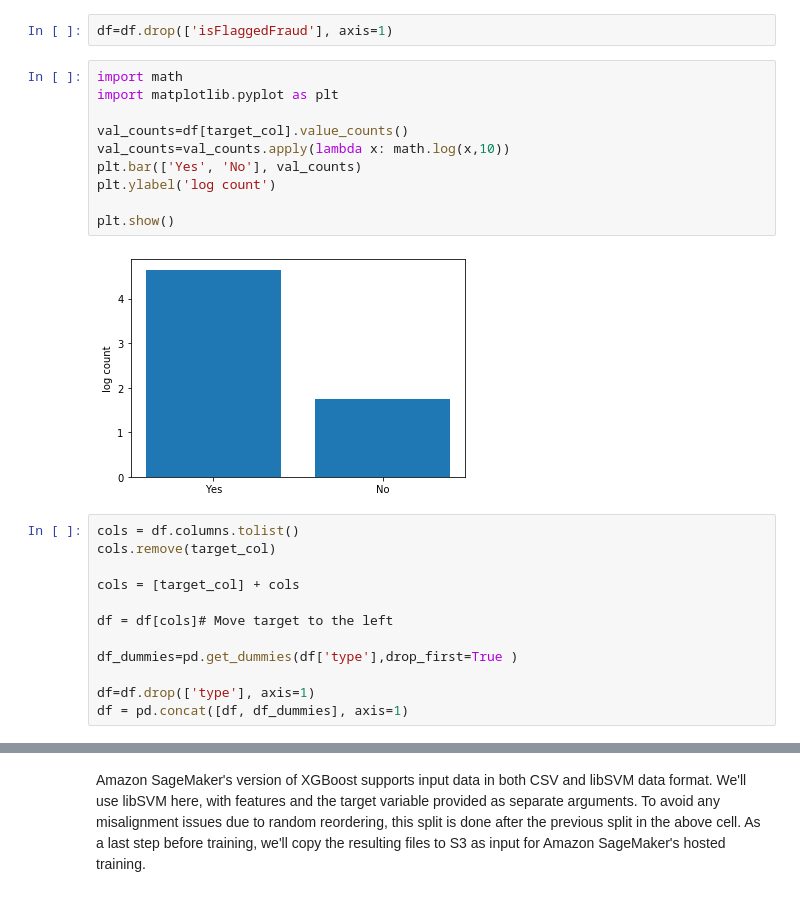
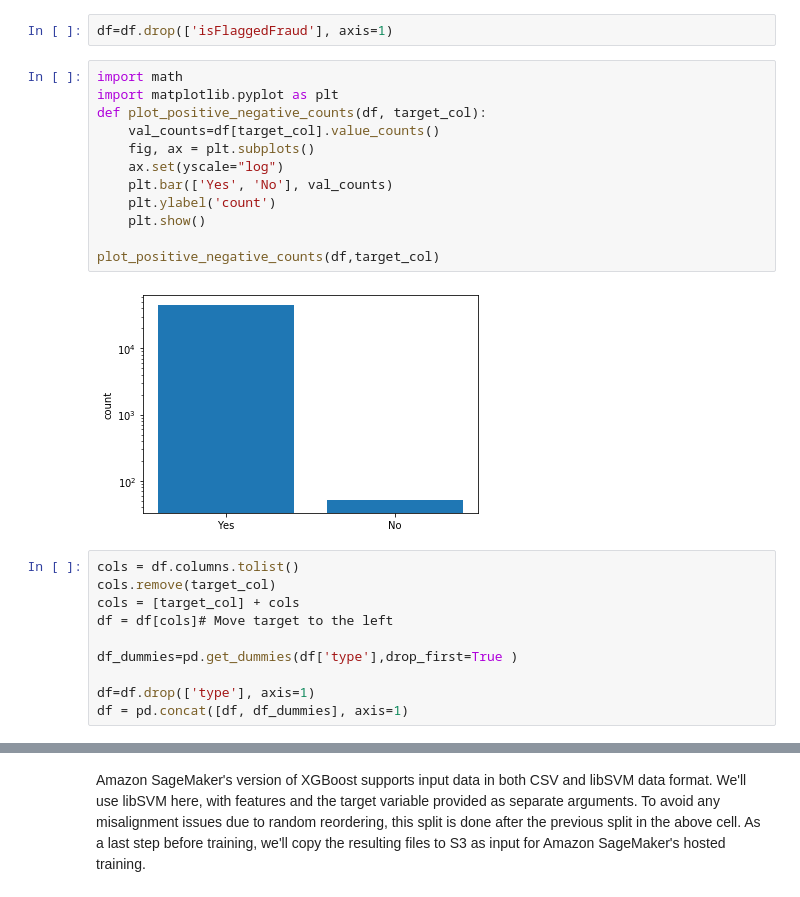
Before and after one commit to JoshuaFox/fraud-detect-blackbelt, a Jupyter notebook: frauddetection.ipynb, the cells around one changed output, grey strips where cells are left out. Saved outputs shown, nothing was run; the diff lists cells and outputs as text.

```diff
--- a/frauddetection.ipynb
+++ b/frauddetection.ipynb
@@ -86,21 +84,21 @@ df=df.drop(['isFlaggedFraud'], axis=1)
 # %%
 import math
 import matplotlib.pyplot as plt
+def plot_positive_negative_counts(df, target_col):
+    val_counts=df[target_col].value_counts()
+    fig, ax = plt.subplots()
+    ax.set(yscale="log")
+    plt.bar(['Yes', 'No'], val_counts)
+    plt.ylabel('count')
+    plt.show()
 
-val_counts=df[target_col].value_counts()
-val_counts=val_counts.apply(lambda x: math.log(x,10))
-plt.bar(['Yes', 'No'], val_counts)
-plt.ylabel('log count')
-
-plt.show()
+plot_positive_negative_counts(df,target_col)
 # %% [output]
-[figure, old version]
+[figure, new version]
 # %%
 cols = df.columns.tolist()
 cols.remove(target_col)
-
 cols = [target_col] + cols
-
 df = df[cols]# Move target to the left
 
 df_dummies=pd.get_dummies(df['type'],drop_first=True )
```
Also changed, not shown: parts of 10 cells of this notebook.
